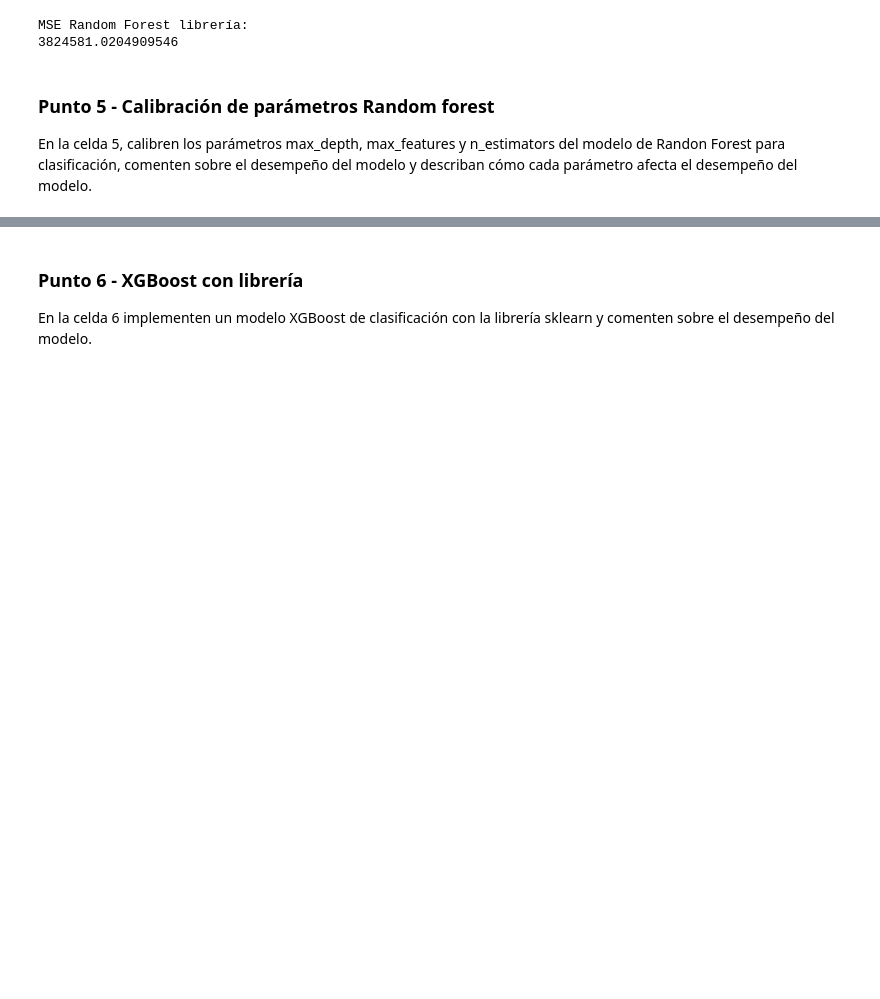
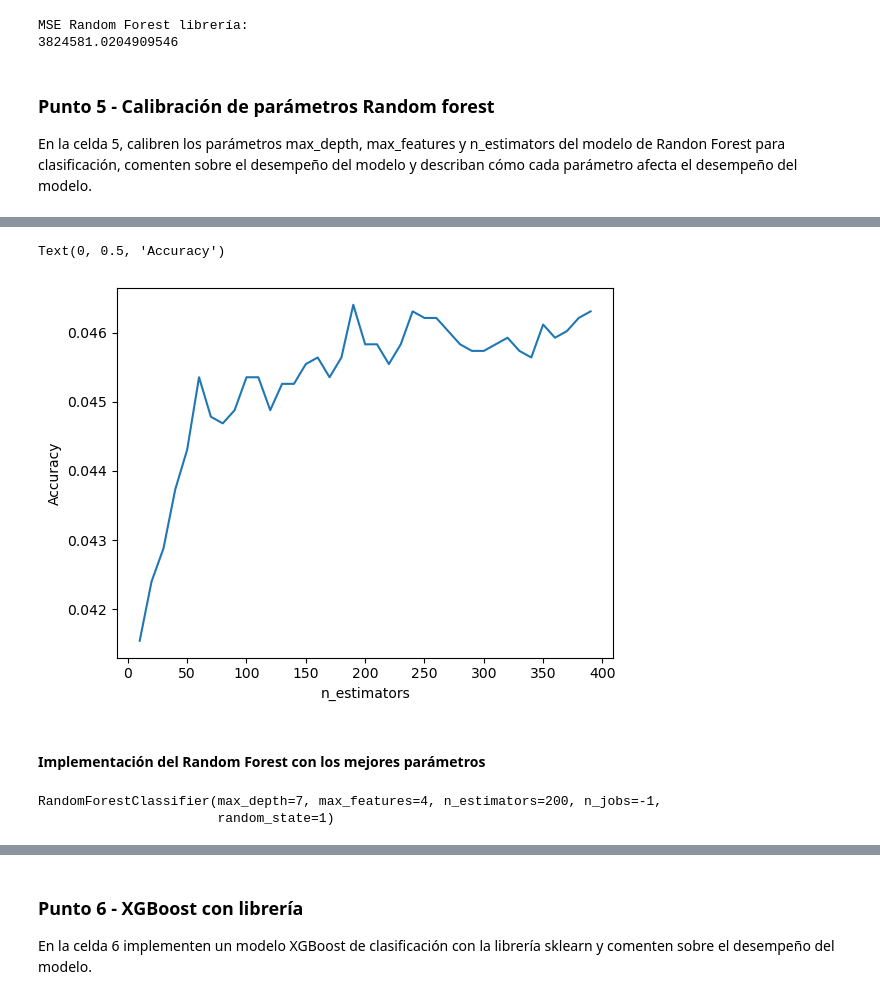
Before and after one commit to Josehoyos26/ML-y-PLN-Grupo-26, a Jupyter notebook: S2TC1_RandomForests_Boosting.ipynb, the cells around one changed output, grey strips where cells are left out. Saved outputs shown, nothing was run; the diff lists cells and outputs as text; code cells hidden in the pictures; blank space fills up the shorter version.

```diff
--- a/S2TC1_RandomForests_Boosting.ipynb
+++ b/S2TC1_RandomForests_Boosting.ipynb
@@ -316,0 +364,29 @@ En la celda 5, calibren los parámetros max_depth, max_features y n_estimators d
+# %%
+# Creación de lista de valores para iterar sobre diferentes valores de n_estimators
+estimator_range = range(10, 400, 10)
+
+# Definición de lista para almacenar la exactitud (accuracy) promedio para cada valor de n_estimators
+accuracy_scores = []
+
+# Uso de un 5-fold cross-validation para cada valor de n_estimators
+for estimator in estimator_range:
+    clf = RandomForestClassifier(max_depth=7, max_features=4, n_estimators=estimator, random_state=1, n_jobs=-1)
+    accuracy_scores.append(cross_val_score(clf, X, y, cv=5, scoring='accuracy').mean())
+# %%
+# Gráfica del desempeño del modelo vs la cantidad de n_estimators
+plt.plot(estimator_range, accuracy_scores)
+plt.xlabel('n_estimators')
+plt.ylabel('Accuracy')
+# %% [output]
+Text(0, 0.5, 'Accuracy')
+[figure, added]
+# %% [markdown]
+#### Implementación del Random Forest con los mejores parámetros
+# %%
+# Definición del modelo con los parámetros max_features=6 y n_estimators=200
+clf = RandomForestClassifier(max_depth=7, max_features=4, n_estimators=200, random_state=1, n_jobs=-1)
+#clf.fit(X, y)
+clf.fit(X_train, y_train)
+# %% [output]
+RandomForestClassifier(max_depth=7, max_features=4, n_estimators=200, n_jobs=-1,
+                       random_state=1)
```
Also changed, not shown: parts of 15 cells of this notebook.
